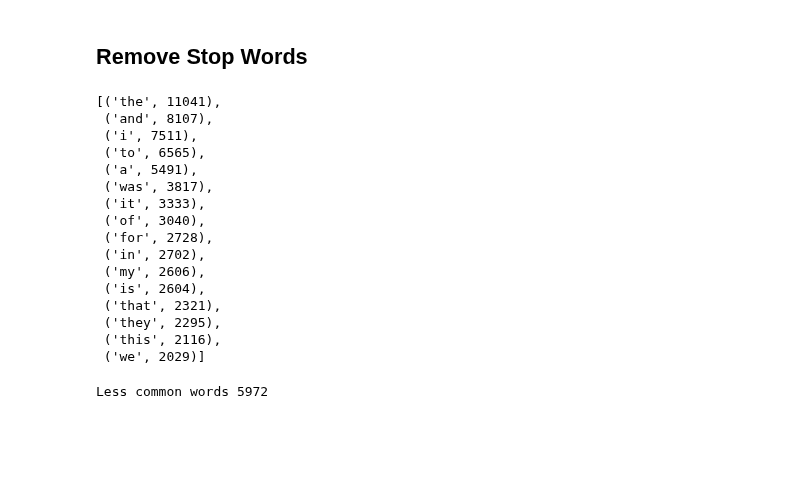
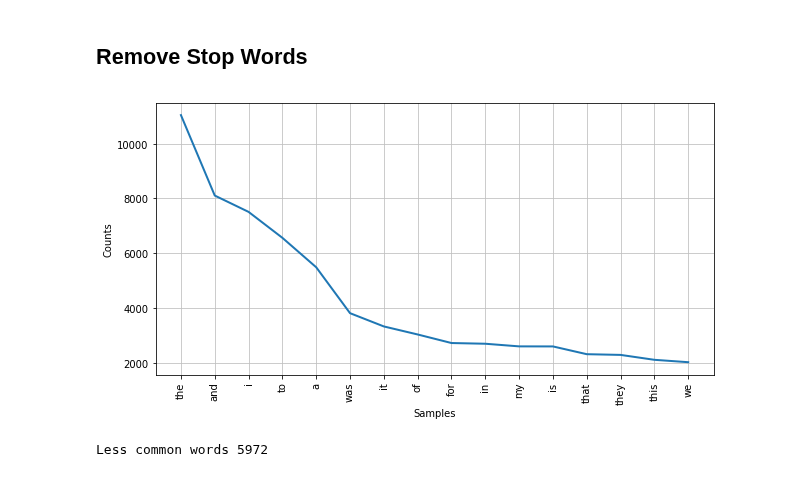
Before and after one commit to edgar971/cs-498-advanced-machine-learning, a Jupyter notebook: assignments/7-Text Bag-of-Words Search and Classification/assignment7.ipynb, the cells around one changed output. Drawn from its saved outputs; the diff is of its cells as text; code cells hidden in the pictures; blank space fills up the shorter version.

```diff
--- a/assignments/7-Text Bag-of-Words Search and Classification/assignment7.ipynb
+++ b/assignments/7-Text Bag-of-Words Search and Classification/assignment7.ipynb
@@ -40 +40,12 @@ def get_closest(search_term, model, vectorizer):
     return list(zip(distances, np.array(stars), np.array(reviews)))
+# %%
+def to_words_list(sentenses):
+    text_array = []
+    word_list= []
+    tokenizer = RegexpTokenizer(r'\w+')
+    for idx in range(len(sentenses)):
+        text_array.append(np.array(tokenizer.tokenize(sentenses[idx].lower())))
+    for words in text_array:
+        for word in words:
+            word_list.append(word)
+    return np.array(word_list)
@@ -41,8 +67,6 @@ def get_closest(search_term, model, vectorizer):
 # %%
-data_set = pd.read_csv('data/yelp_2k.csv', usecols = ['stars', 'text']).values.tolist()
-data_set_pd = pd.read_csv('data/yelp_2k.csv', usecols = ['stars', 'text'])
-data_set_orig = pd.read_csv('data/yelp_2k.csv', usecols = ['stars', 'text']).values.tolist()
-data_set_orig_pd = pd.read_csv('data/yelp_2k.csv', usecols = ['stars', 'text'])
+data_set = pd.read_csv('data/yelp_2k.csv', usecols = ['stars', 'text'])
+data_set_orig = pd.read_csv('data/yelp_2k.csv', usecols = ['stars', 'text'])
 # %% [markdown]
 ## Convert the text into bag-of-words representation
 # %% [markdown]
@@ -63,3 +78,5 @@ for idx in range(len(data_set)):
+# %%
+all_words = to_words_list(data_set.text.tolist())
 # %%
 len(all_words) # Total words
 # %% [output]
@@ -112,23 +120,10 @@ plt.show()
 # %% [markdown]
 ## Remove Stop Words
-# %%
-# Identify top 16 stop words
-all_words.most_common(16)
-# %% [output]
-[('the', 11041),
- ('and', 8107),
- ('i', 7511),
- ('to', 6565),
- ('a', 5491),
- ('was', 3817),
- ('it', 3333),
- ('of', 3040),
- ('for', 2728),
- ('in', 2702),
- ('my', 2606),
- ('is', 2604),
- ('that', 2321),
- ('they', 2295),
- ('this', 2116),
- ('we', 2029)]
+# %%
+# Graph top 16 most frequently used words but show the words
+plt.figure(figsize=(10, 5))
+all_words.plot(16,cumulative=False) # Top 16 used words
+plt.show()
+# %% [output]
+[figure, added]
 # %%
```
Also changed, not shown: parts of 23 cells of this notebook.
